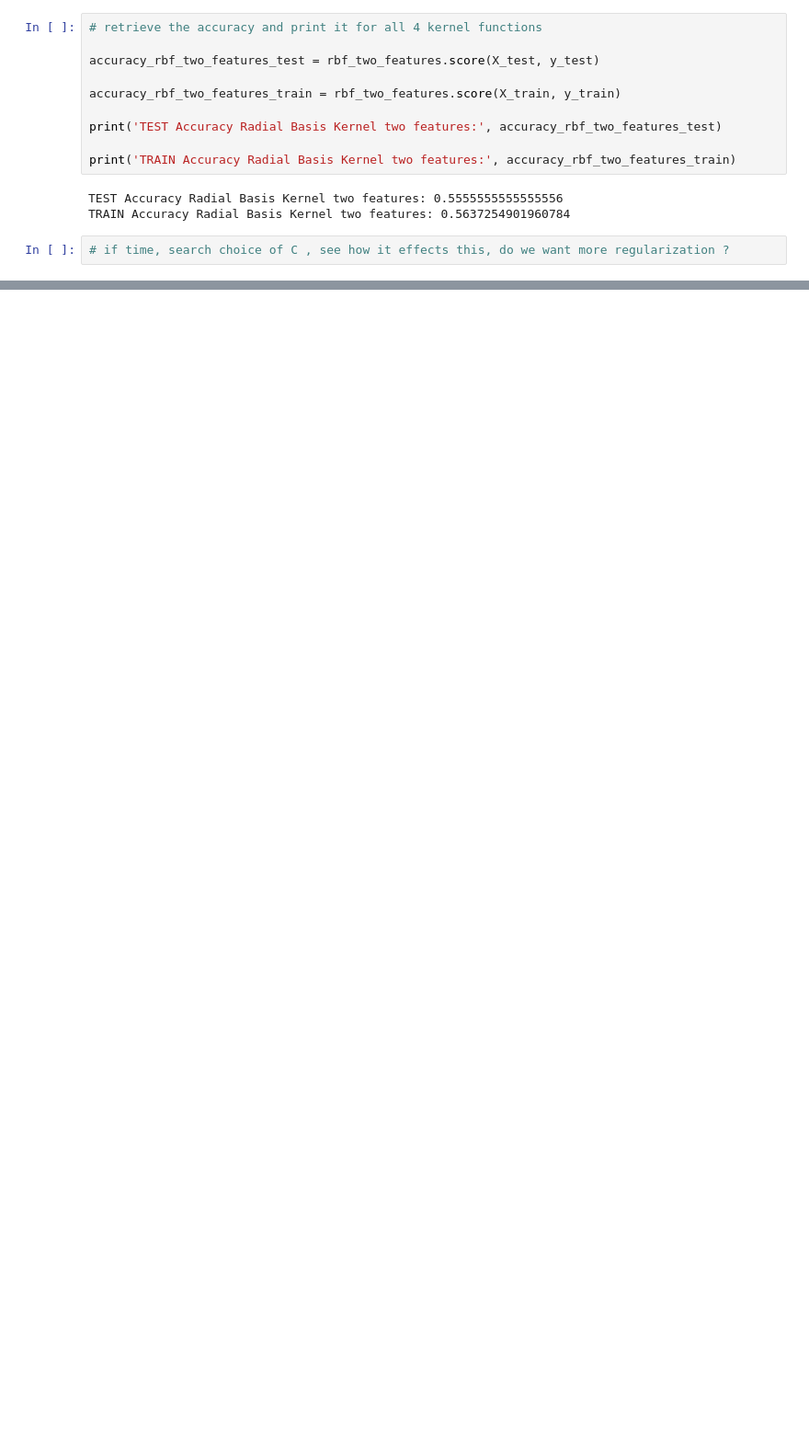
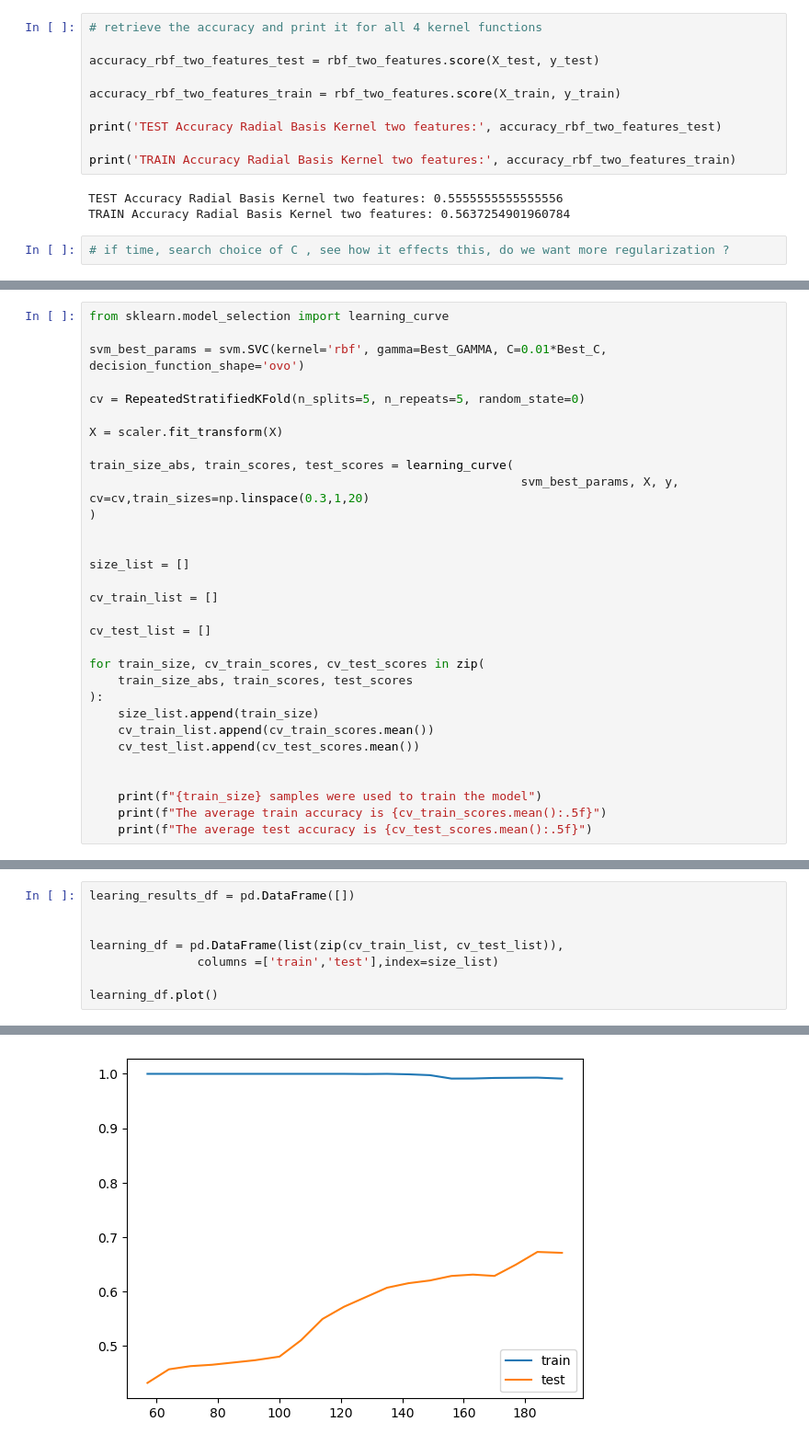
Before and after one commit to carlm451/Music-Composre-Classification-SVM-Model-, a Jupyter notebook: SVM Classification Model .ipynb, the cells around one changed output, grey strips where cells are left out. Shown: that part at 92% size. Drawn from its saved outputs; the diff is of its cells as text; blank space fills up the shorter version.

Commit message:
collect additional samples, settle on best SVM model

```diff
--- a/SVM Classification Model .ipynb
+++ b/SVM Classification Model .ipynb
@@ -598,0 +537,31 @@ learning_df.plot()
+# %%
+from sklearn.model_selection import learning_curve
+
+svm_best_params = svm.SVC(kernel='rbf', gamma=Best_GAMMA, C=0.01*Best_C, decision_function_shape='ovo')
+
+cv = RepeatedStratifiedKFold(n_splits=5, n_repeats=5, random_state=0)
+
+X = scaler.fit_transform(X)
+
+train_size_abs, train_scores, test_scores = learning_curve(
+                                                            svm_best_params, X, y, cv=cv,train_sizes=np.linspace(0.3,1,20)
+)
+
+
+size_list = []
+
+cv_train_list = []
+
+cv_test_list = []
+
+for train_size, cv_train_scores, cv_test_scores in zip(
+    train_size_abs, train_scores, test_scores
+):
+    size_list.append(train_size)
+    cv_train_list.append(cv_train_scores.mean())
+    cv_test_list.append(cv_test_scores.mean())
+
+
+    print(f"{train_size} samples were used to train the model")
+    print(f"The average train accuracy is {cv_train_scores.mean():.5f}")
+    print(f"The average test accuracy is {cv_test_scores.mean():.5f}")
@@ -598,0 +586,9 @@ learning_df.plot()
+# %%
+learing_results_df = pd.DataFrame([])
+
+
+learning_df = pd.DataFrame(list(zip(cv_train_list, cv_test_list)),
+               columns =['train','test'],index=size_list)
+
+learning_df.plot()
+# %% [output]
@@ -598,0 +596 @@ learning_df.plot()
+[figure, added]
```
Also changed, not shown: parts of 38 cells of this notebook, 7 other files.
